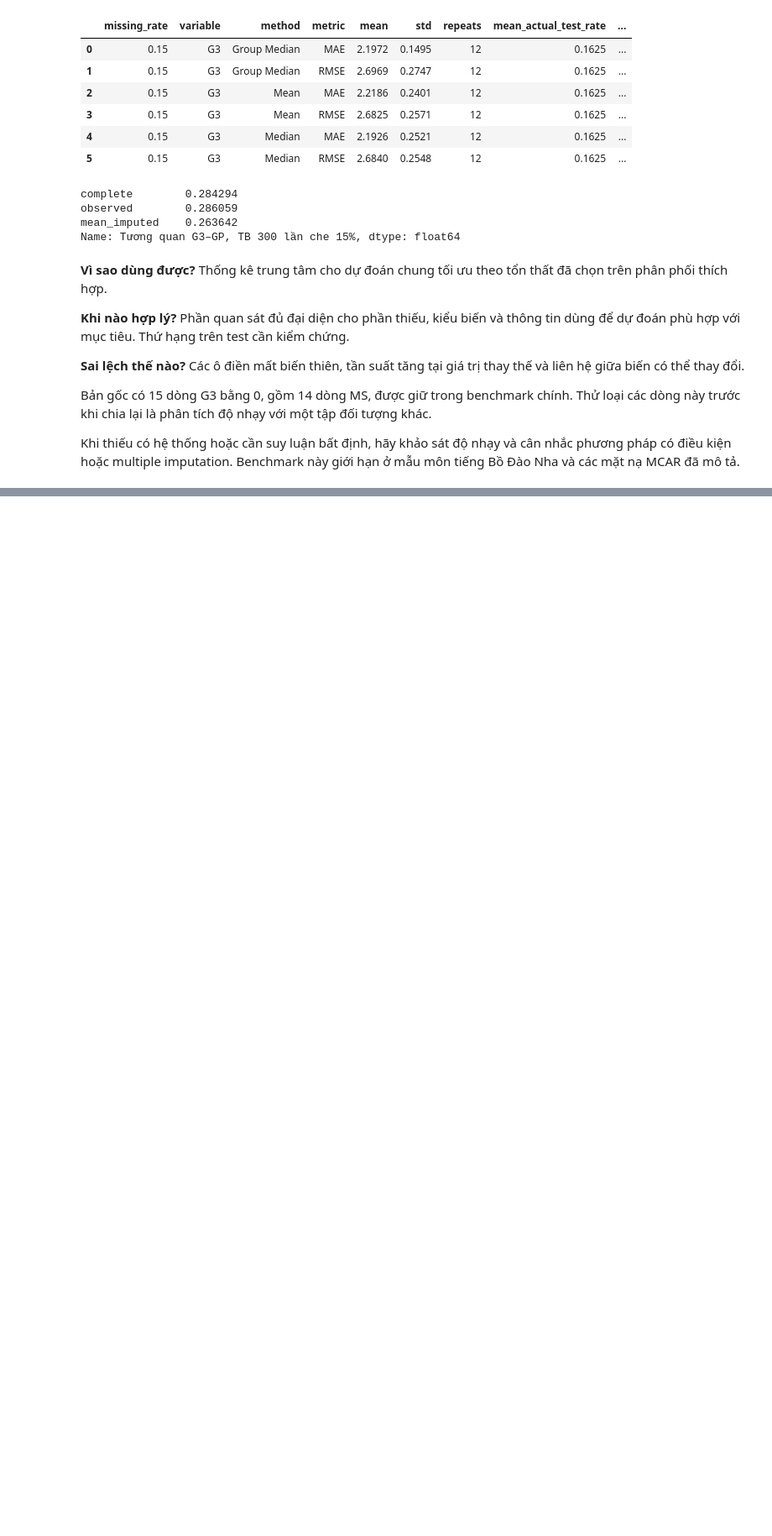
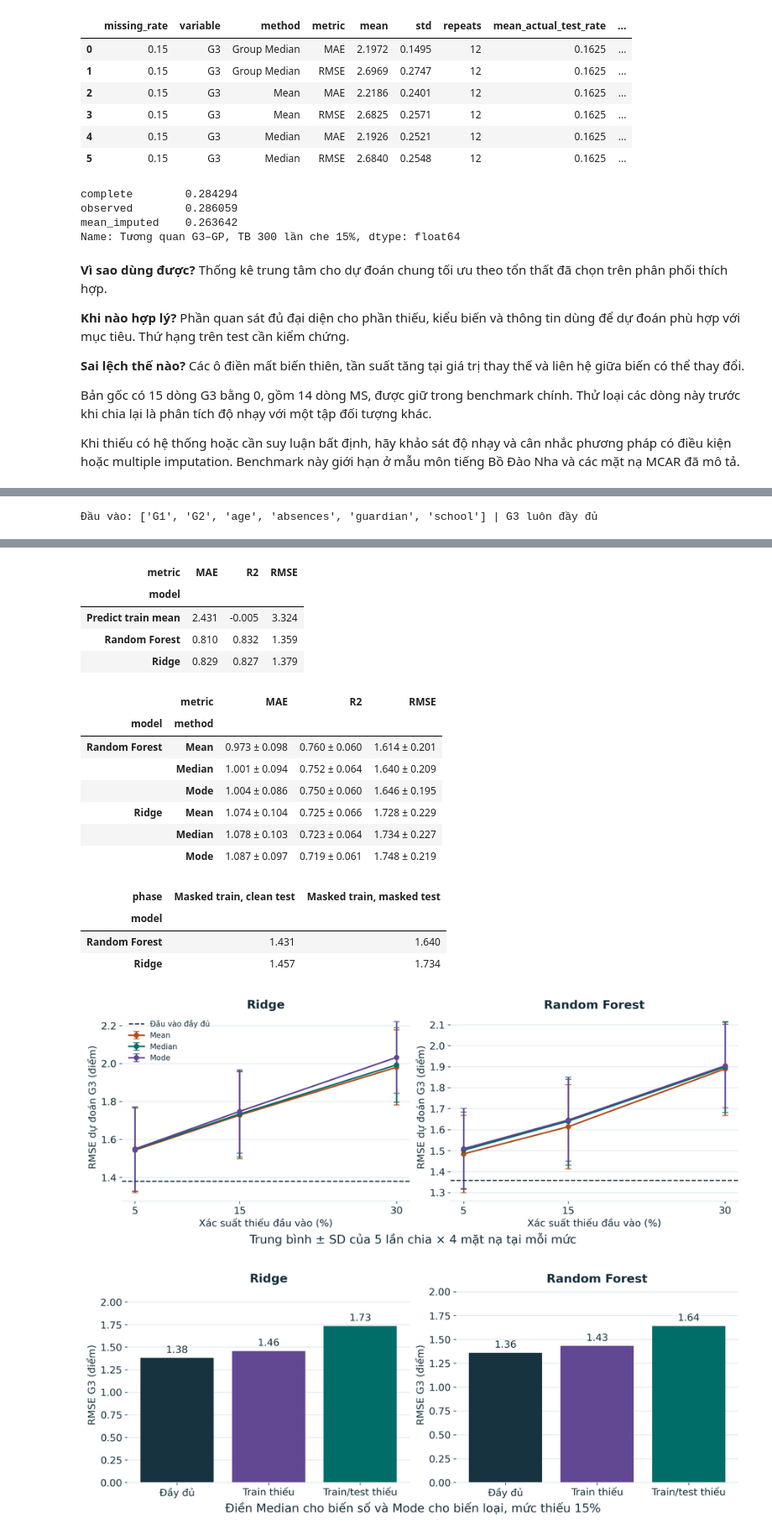
Before and after one commit to ncat218/Seminar-DS111, a Jupyter notebook: notebooks/seminar_imputation.ipynb, the cells around one changed output, grey strips where cells are left out. Shown at 84% size. Saved outputs shown, nothing was run; the diff lists cells and outputs as text; code cells hidden in the pictures; blank space fills up the shorter version.

Commit message:
Explain imputation losses and evaluate downstream model performance

```diff
--- a/notebooks/seminar_imputation.ipynb
+++ b/notebooks/seminar_imputation.ipynb
@@ -427,0 +568,30 @@ Khi thiếu có hệ thống hoặc cần suy luận bất định, hãy khảo
+# %%
+from src.run_model_experiments import load_model_data, build_pipeline
+
+X_model, y_model = load_model_data(root)
+assert "G3" not in X_model and not y_model.isna().any()
+print("Đầu vào:", list(X_model.columns), "| G3 luôn đầy đủ")
+display(build_pipeline("Median", "Ridge"))
+model_evidence = evidence["models"]
+assert model_evidence["fits"] == 370
+model_scores = pd.DataFrame(model_evidence["evaluation"])
+model_reference = pd.DataFrame(model_evidence["reference"])
+selected = model_scores.loc[
+    model_scores.missing_rate.eq(.15)
+    & model_scores.phase.eq("Masked train, masked test")
+    & model_scores.subset.eq("All test")
+    & model_scores.metric.isin(["MAE", "RMSE", "R2"])
+].copy()
+selected["mean ± SD"] = selected.apply(lambda r: f"{r['mean']:.3f} ± {r['std']:.3f}", axis=1)
+display(model_reference.pivot(index="model", columns="metric", values="mean").round(3))
+display(selected.pivot(index=["model", "method"], columns="metric", values="mean ± SD"))
+phases = model_scores.loc[
+    model_scores.missing_rate.eq(.15) & model_scores.method.eq("Median")
+    & model_scores.subset.eq("All test") & model_scores.metric.eq("RMSE")
+]
+display(phases.pivot(index="model", columns="phase", values="mean").round(3))
+figure("model_performance")
+figure("model_train_test_effect")
+figure("model_predictions")
+# %% [output]
+Đầu vào: ['G1', 'G2', 'age', 'absences', 'guardian', 'school'] | G3 luôn đầy đủ
@@ -427,0 +614,19 @@ Khi thiếu có hệ thống hoặc cần suy luận bất định, hãy khảo
+| metric | MAE | R2 | RMSE |
+| model |  |  |  |
+| Predict train mean | 2.431 | -0.005 | 3.324 |
+| Random Forest | 0.810 | 0.832 | 1.359 |
+| Ridge | 0.829 | 0.827 | 1.379 |
+|  | metric | MAE | R2 | RMSE |
+| model | method |  |  |  |
+| Random Forest | Mean | 0.973 ± 0.098 | 0.760 ± 0.060 | 1.614 ± 0.201 |
+|  | Median | 1.001 ± 0.094 | 0.752 ± 0.064 | 1.640 ± 0.209 |
+|  | Mode | 1.004 ± 0.086 | 0.750 ± 0.060 | 1.646 ± 0.195 |
+| Ridge | Mean | 1.074 ± 0.104 | 0.725 ± 0.066 | 1.728 ± 0.229 |
+|  | Median | 1.078 ± 0.103 | 0.723 ± 0.064 | 1.734 ± 0.227 |
+|  | Mode | 1.087 ± 0.097 | 0.719 ± 0.061 | 1.748 ± 0.219 |
+| phase | Masked train, clean test | Masked train, masked test |
+| model |  |  |
+| Random Forest | 1.431 | 1.640 |
+| Ridge | 1.457 | 1.734 |
+[figure, added]
+[figure, added]
```
Also changed, not shown: parts of 4 cells of this notebook, 37 other files.
